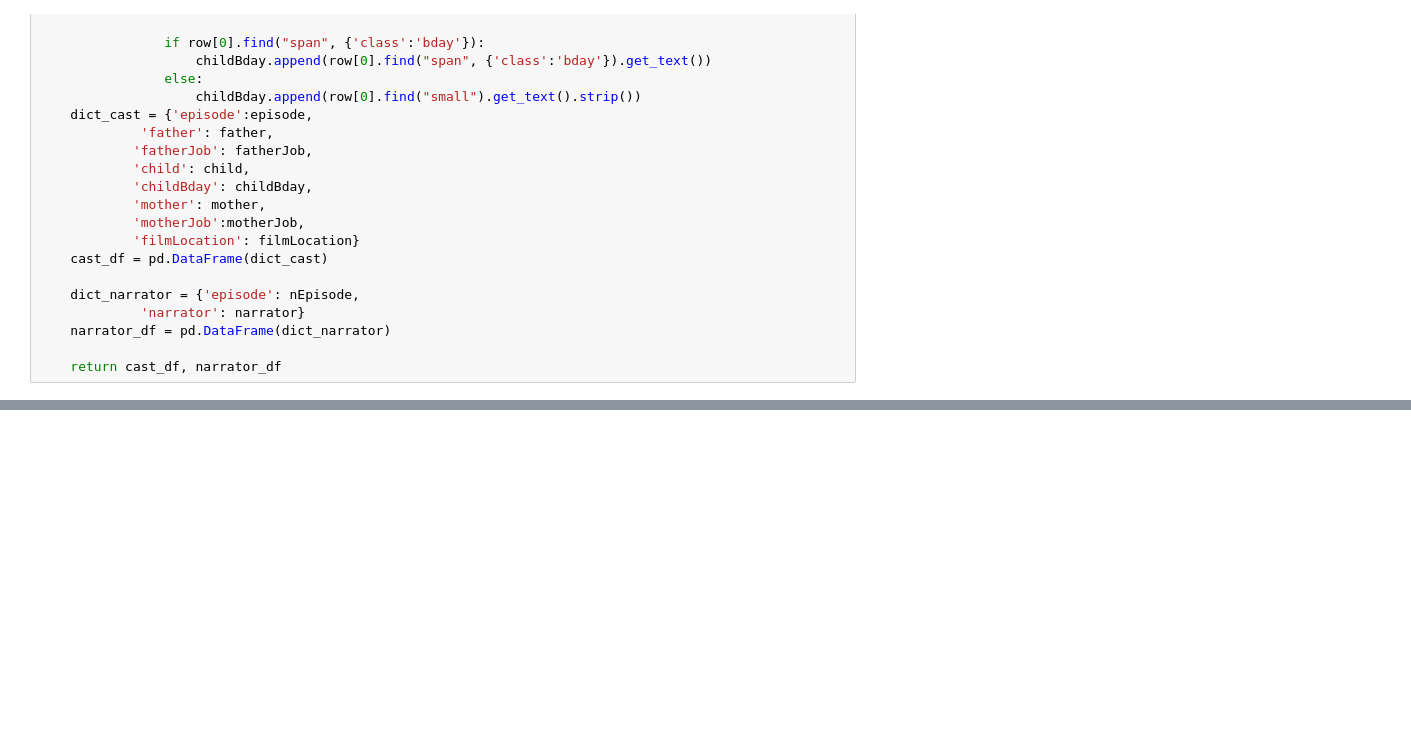
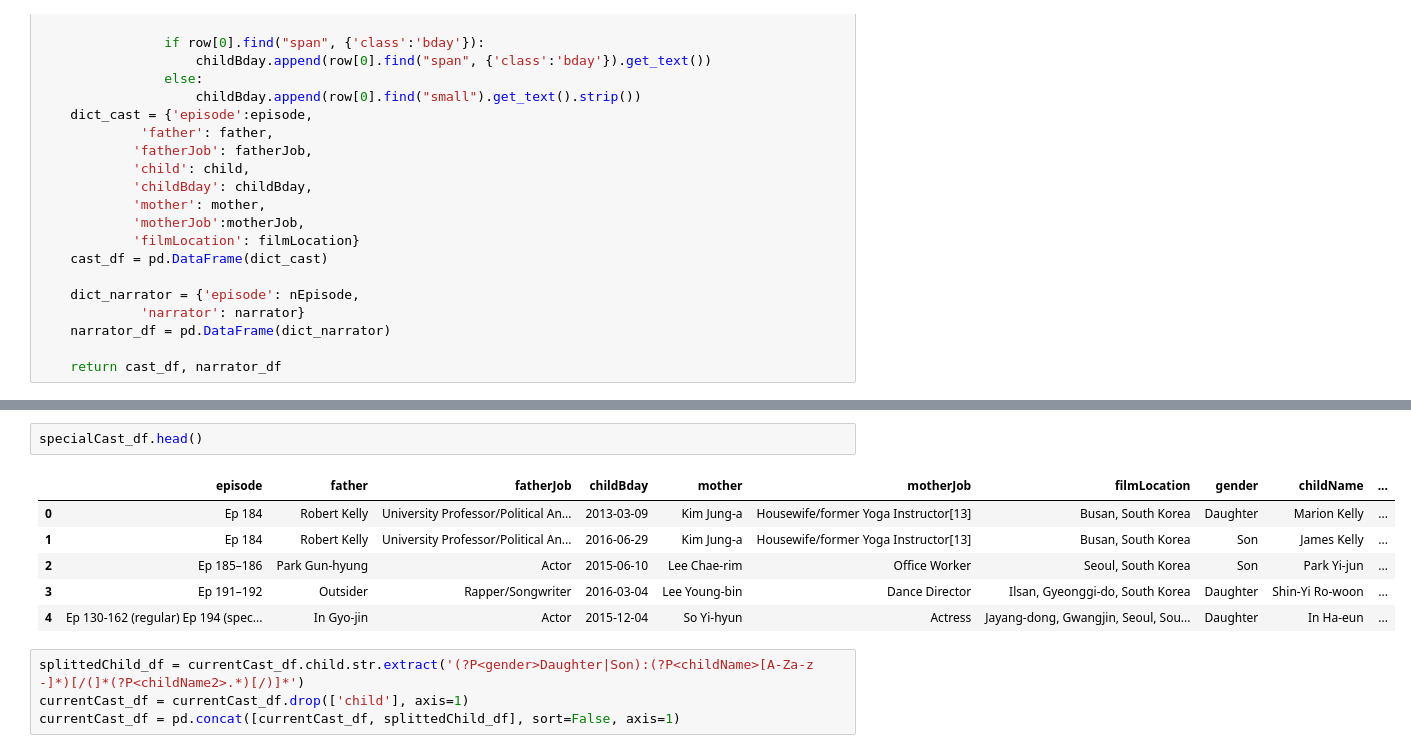
Before and after one commit to richdayandnight/the-return-of-superman, a Jupyter notebook: Scraping Cast of TRoS.ipynb, the cells around one changed output, grey strips where cells are left out. Saved outputs shown, nothing was run; the diff lists cells and outputs as text; blank space fills up the shorter version.

```diff
--- a/Scraping Cast of TRoS.ipynb
+++ b/Scraping Cast of TRoS.ipynb
@@ -207,0 +249,13 @@ special_cast
+# %%
+specialCast_df.head()
+# %% [output]
+|  | episode | father | fatherJob | childBday | mother | motherJob | filmLocation | gender | childName | ... |
+| 0 | Ep 184 | Robert Kelly | University Professor/Political An... | 2013-03-09 | Kim Jung-a | Housewife/former Yoga Instructor[13] | Busan, South Korea | Daughter | Marion Kelly | ... |
+| 1 | Ep 184 | Robert Kelly | University Professor/Political An... | 2016-06-29 | Kim Jung-a | Housewife/former Yoga Instructor[13] | Busan, South Korea | Son | James Kelly | ... |
+| 2 | Ep 185–186 | Park Gun-hyung | Actor | 2015-06-10 | Lee Chae-rim | Office Worker | Seoul, South Korea | Son | Park Yi-jun | ... |
+| 3 | Ep 191–192 | Outsider | Rapper/Songwriter | 2016-03-04 | Lee Young-bin | Dance Director | Ilsan, Gyeonggi-do, South Korea | Daughter | Shin-Yi Ro-woon | ... |
+| 4 | Ep 130-162 (regular) Ep 194 (spec... | In Gyo-jin | Actor | 2015-12-04 | So Yi-hyun | Actress | Jayang-dong, Gwangjin, Seoul, Sou... | Daughter | In Ha-eun | ... |
+# %%
+splittedChild_df = currentCast_df.child.str.extract('(?P<gender>Daughter|Son):(?P<childName>[A-Za-z -]*)[/(]*(?P<childName2>.*)[/)]*')
+currentCast_df = currentCast_df.drop(['child'], axis=1)
+currentCast_df = pd.concat([currentCast_df, splittedChild_df], sort=False, axis=1)
```
Also changed, not shown: parts of 17 cells of this notebook.
